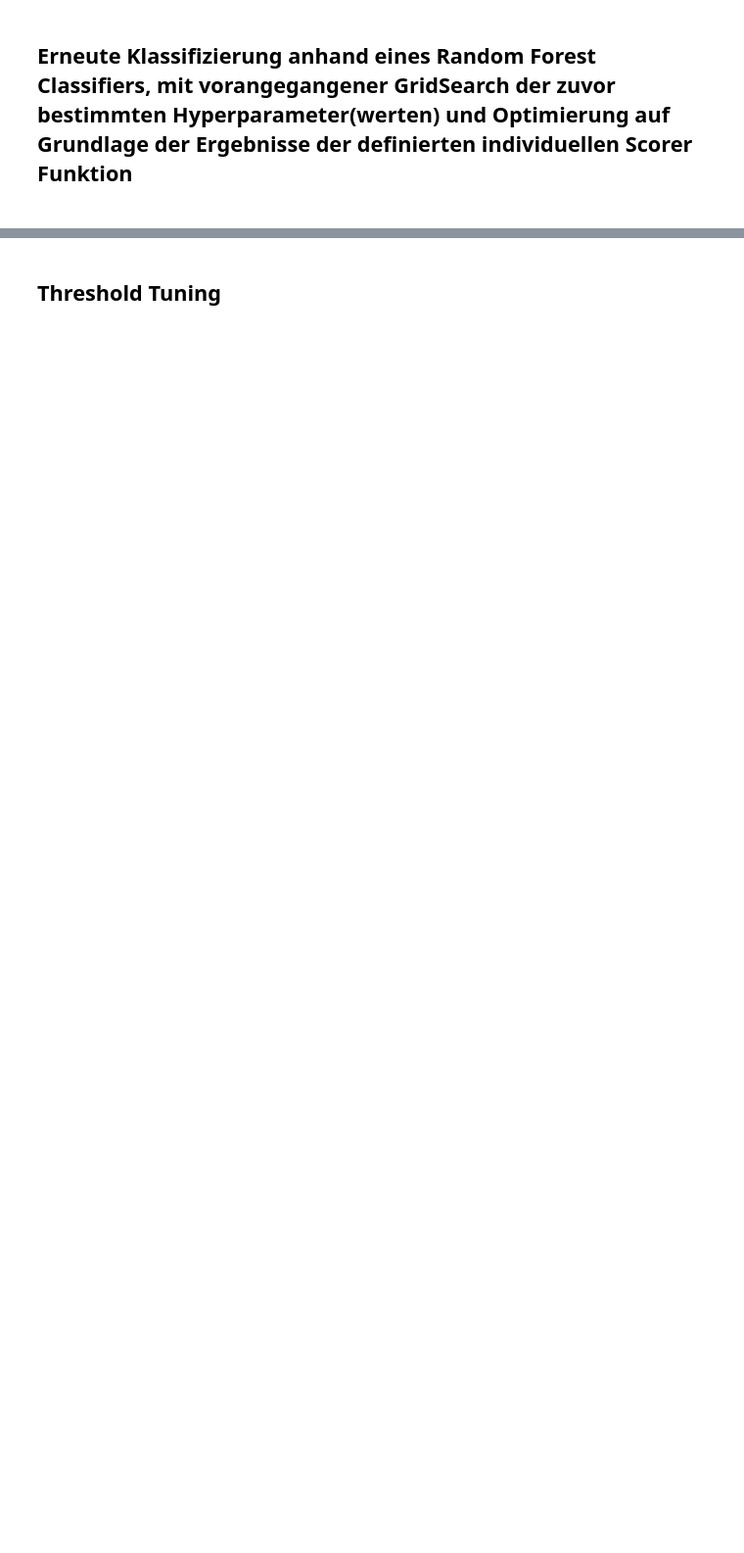
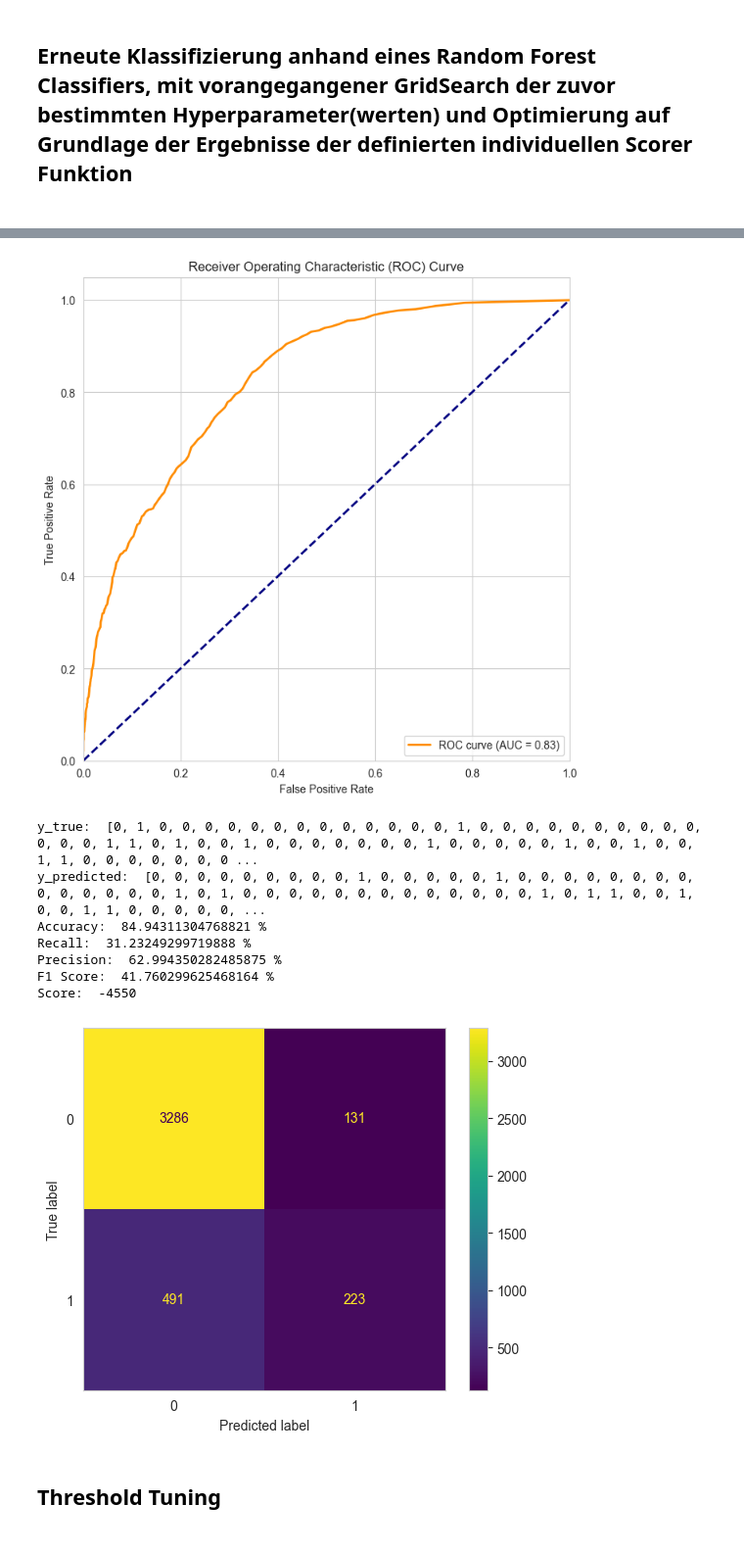
Before and after one commit to Konsti-Boegel/anwendungsfelderBusinessAnalytics, a Jupyter notebook: random_forest.ipynb, the cells around one changed output, grey strips where cells are left out. Shown at 98% size. Saved outputs shown, nothing was run; the diff lists cells and outputs as text; code cells hidden in the pictures; blank space fills up the shorter version.

```diff
--- a/random_forest.ipynb
+++ b/random_forest.ipynb
@@ -261,6 +253,6 @@ KeyboardInterrupt:
 # %%
 # Erstellen einer neuen Modellinstanz mit den zuvor ermittelten besten Hyperparametern bei Berücksichtung des Gewinns/Verlusts
-rf = RandomForestClassifier(random_state=4711, max_depth=40, n_estimators=200, max_features="auto",bootstrap="False")
+rf = RandomForestClassifier(random_state=4711, max_depth=40, n_estimators=200, max_features="auto",bootstrap=False)
 # Trainieren des Modells mit Trainingsdaten
 rf.fit(X_train,y_train)
 # Ermitteln der Wahrscheinlichkeiten die von dem Calssifier für eine Vorhersage der Klasse 1 (Kunde reagiert) ermittelt wurden
@@ -277,33 +269,43 @@ plt.figure(figsize=(8, 8))
 plt.plot(fpr, tpr, color='darkorange', lw=2, label=f'ROC curve (AUC = {roc_auc:.2f})')
 plt.plot([0, 1], [0, 1], color='navy', lw=2, linestyle='--')
 plt.xlim([0.0, 1.0])
 plt.ylim([0.0, 1.05])
 plt.xlabel('False Positive Rate')
 plt.ylabel('True Positive Rate')
 plt.title('Receiver Operating Characteristic (ROC) Curve')
 plt.legend(loc="lower right")
 plt.show()
 
 # Ermitteln der Accuracy, Precision, Recall, F1Score und Gewinn/Verlusts
 accuracy = accuracy_score(y_test_1, y_predicted)
 precision = precision_score(y_test_1, y_predicted)
 recall = recall_score(y_test_1, y_predicted)
 f1score = f1_score(y_test_1, y_predicted)
 score = get_result_score(y_test_1, y_predicted)
 
 #Ausgabe der Werte
 print("Accuracy: ",accuracy*100, "%")
 print("Recall: ", recall*100, "%")
 print("Precision: ", precision*100, "%")
 print("F1 Score: ", f1score*100, "%")
 print("Score: ", score)
 
 #Ausgabe der zugehörigen Confusion Matrix
 matrix = confusion_matrix(y_test_1,y_predicted,labels=rf.classes_)
 disp = ConfusionMatrixDisplay(confusion_matrix=matrix, display_labels=rf.classes_)
 disp.plot()
 plt.grid(False)
 plt.show()
+# %% [output]
+[figure, added]
+y_true:  [0, 1, 0, 0, 0, 0, 0, 0, 0, 0, 0, 0, 0, 0, 0, 1, 0, 0, 0, 0, 0, 0, 0, 0, 0, 0, 0, 0, 0, 1, 1, 0, 1, 0, 0, 1, 0, 0, 0, 0, 0, 0, 0, 1, 0, 0, 0, 0, 0, 1, 0, 0, 1, 0, 0, 1, 1, 0, 0, 0, 0, 0, 0, 0 ...
+y_predicted:  [0, 0, 0, 0, 0, 0, 0, 0, 0, 1, 0, 0, 0, 0, 0, 1, 0, 0, 0, 0, 0, 0, 0, 0, 0, 0, 0, 0, 0, 0, 1, 0, 1, 0, 0, 0, 0, 0, 0, 0, 0, 0, 0, 0, 0, 0, 1, 0, 1, 1, 0, 0, 1, 0, 0, 1, 1, 0, 0, 0, 0, 0, ...
+Accuracy:  84.94311304768821 %
+Recall:  31.23249299719888 %
+Precision:  62.994350282485875 %
+F1 Score:  41.760299625468164 %
+Score:  -4550
+[figure, added]
 # %% [markdown]
 <h2>Threshold Tuning<h2>
 # %%
```
Also changed, not shown: parts of 9 cells of this notebook, 3 other files.
